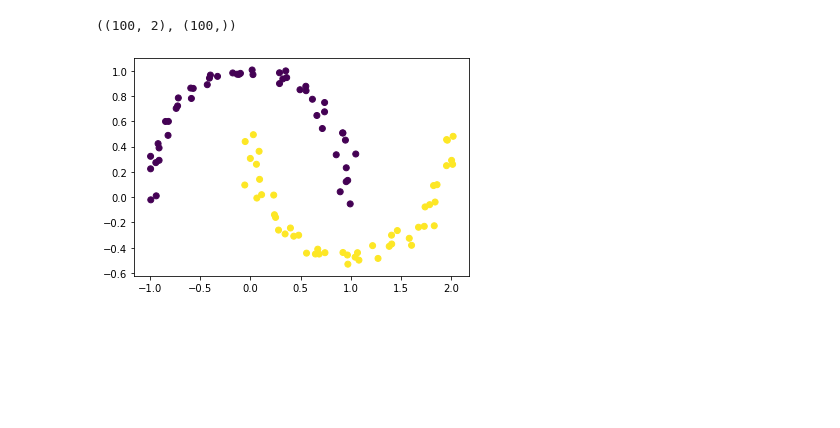
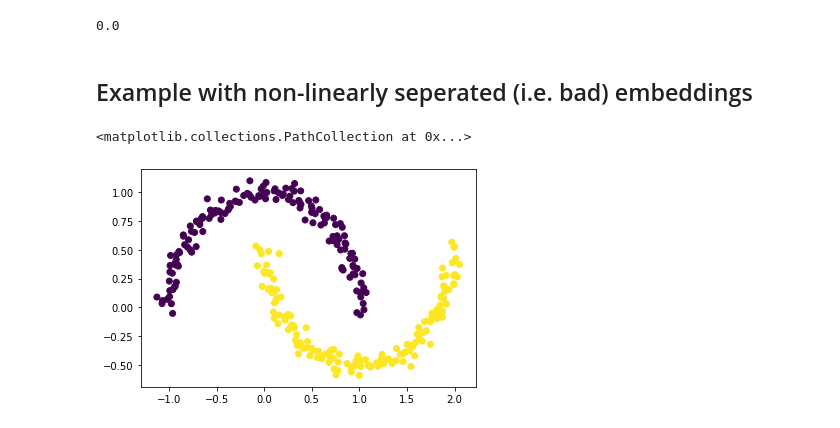
Before and after one commit to verrannt/invrep, a Jupyter notebook: src/notebooks/TripletLoss.ipynb, the cells around one changed output. Cells and saved outputs as stored; diff of their text form; code cells hidden in the pictures; blank space fills up the shorter version.

```diff
--- a/src/notebooks/TripletLoss.ipynb
+++ b/src/notebooks/TripletLoss.ipynb
@@ -13,7 +78,12 @@ from utils.data.gen import get_toy_dataset
+# %%
+batch_all_triplet_loss(y, X).numpy()
+# %% [output]
+0.0
+# %% [markdown]
+## Example with non-linearly seperated (i.e. bad) embeddings
 # %%
-X, y = get_toy_dataset('moons', n_samples=100)
+X, y = get_toy_dataset('moons', n_samples=300, seed=30)
 plt.scatter(X[:,0], X[:,1], c=y)
-X.shape, y.shape
 # %% [output]
-((100, 2), (100,))
+<matplotlib.collections.PathCollection at 0x...>
-[figure, old version]
+[figure, new version]
```
Also changed, not shown: parts of 14 cells of this notebook.
